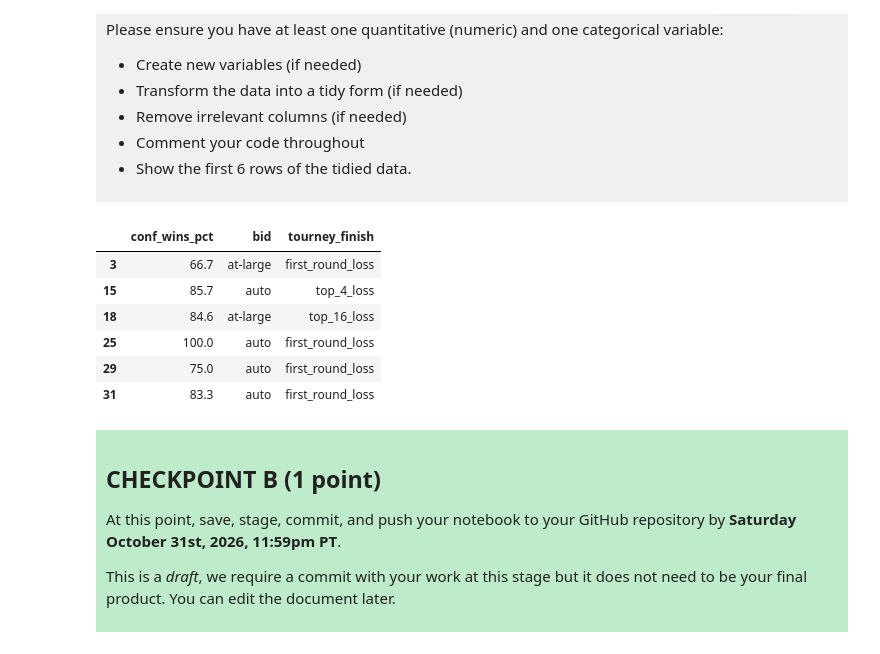
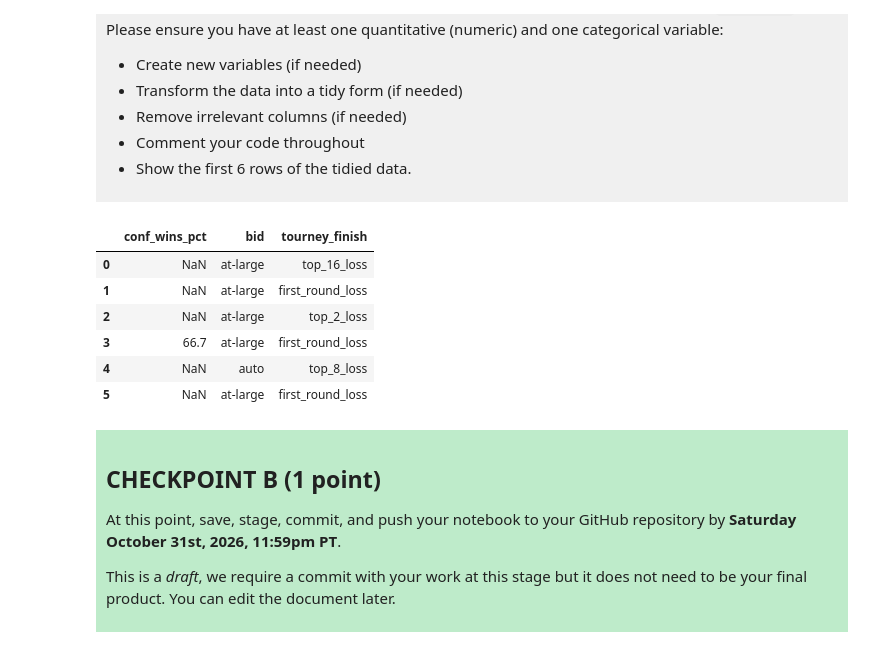
Before and after one commit to LouisL127/dsci-100-project-LouisLherbier, a Jupyter notebook: dsci-100-project-notebook.ipynb, the cells around one changed output. Drawn from its saved outputs; the diff is of its cells as text; code cells hidden in the pictures.

Commit message:
Commit B corrected
corrected since I saw what the upcoming questions were and realized I think I was going too far ahead.

```diff
--- a/dsci-100-project-notebook.ipynb
+++ b/dsci-100-project-notebook.ipynb
@@ -199,48 +199,22 @@ Produce a tidy data set that could be used to answer your research question usin
 # %%
 
 import pandas as pd
-# Select only the variables needed for our research question
-# The predictors are conf_wins_pct and bid while the outcome vairavle is tourney_finish.
+# Selected only the variables needed for the research question.
+# The predictors are conf_wins_pct and bid while the outcome variravle is tourney_finish.
 tidy_ncaa_data = wmm_ncaa_data[[
     "conf_wins_pct",
     "bid",
-    "tourney_finish"]].copy()
+    "tourney_finish"]]
 
-
-# There are many data points that are not available, so we dropna() is used.
-tidy_ncaa_data = tidy_ncaa_data.dropna()
-
-# Converted bid into a categorical variable.
-tidy_ncaa_data["bid"] = tidy_ncaa_data["bid"].astype("category")
-
-# Here I set the order of tournament finish, from opening_round_loss to champ.
-finish_order = [
-    "opening_round_loss",
-    "first_round_loss",
-    "second_round_loss",
-    "top_16_loss",
-    "top_8_loss",
-    "top_4_loss",
-    "top_2_loss",
-    "champ"]
-
-
-# Converted tourney_finish into an ordered categorical variable using the order set earlier.
-tidy_ncaa_data["tourney_finish"] = pd.Categorical(
-    tidy_ncaa_data["tourney_finish"],
-    categories=finish_order,
-    ordered=True)
-
-
-tidy_df.head(6)
+tidy_ncaa_data.head(6)
 # %% [output]
 |  | conf_wins_pct | bid | tourney_finish |
+| 0 | NaN | at-large | top_16_loss |
+| 1 | NaN | at-large | first_round_loss |
+| 2 | NaN | at-large | top_2_loss |
 | 3 | 66.7 | at-large | first_round_loss |
-| 15 | 85.7 | auto | top_4_loss |
-| 18 | 84.6 | at-large | top_16_loss |
-| 25 | 100.0 | auto | first_round_loss |
-| 29 | 75.0 | auto | first_round_loss |
-| 31 | 83.3 | auto | first_round_loss |
+| 4 | NaN | auto | top_8_loss |
+| 5 | NaN | at-large | first_round_loss |
 # %% [markdown]
 <div style="background-color: #beebca; padding: 10px;">
 
```
